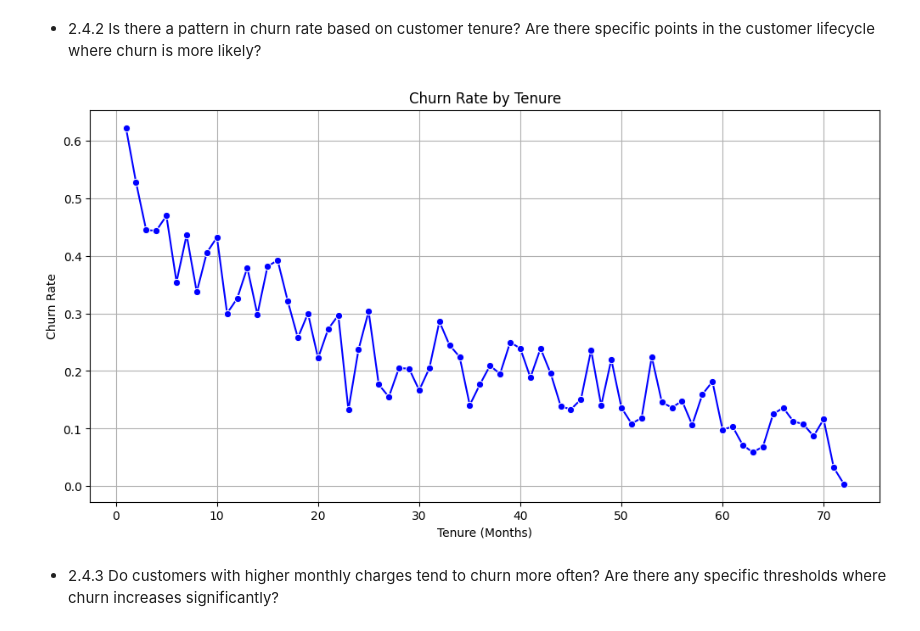
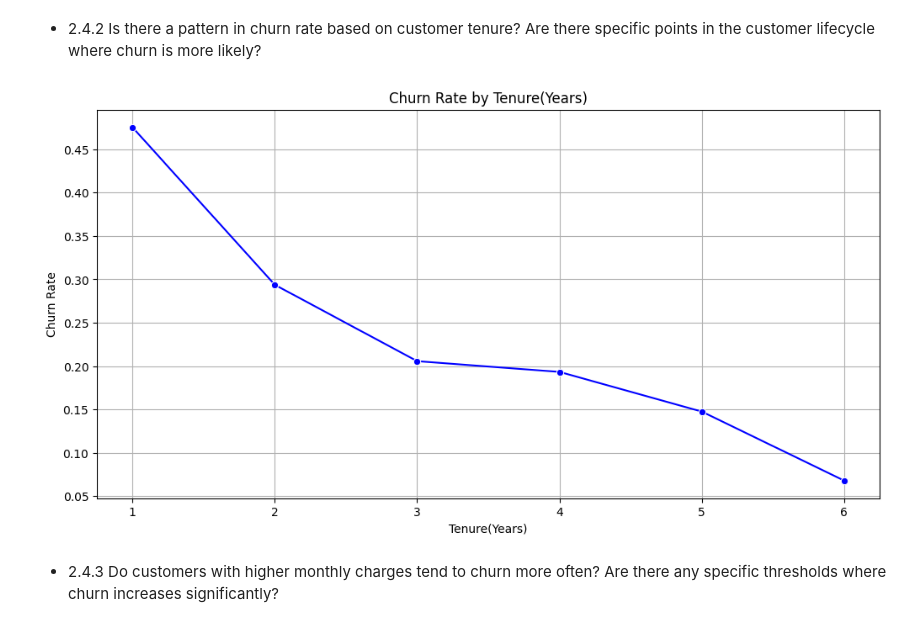
Before and after one commit to BamBamOguns/Customer-Churn-Prediction-Vodafone-Corporation-, a Jupyter notebook: notebooks/main.ipynb, the cells around one changed output. Cells and saved outputs as stored; diff of their text form; code cells hidden in the pictures.

```diff
--- a/notebooks/main.ipynb
+++ b/notebooks/main.ipynb
@@ -422,3 +512,18 @@ voda_merged.describe().T
+# %%
+# Replacing the 'No phone service' and 'No internet service' to 'No' in the affected columns
+# Define the replacement dictionary
+replacements = {
+    'MultipleLines': {'No phone service': 'No'},
+    'OnlineSecurity': {'No internet service': 'No'},
+    'OnlineBackup': {'No internet service': 'No'},
+    'DeviceProtection': {'No internet service': 'No'},
+    'TechSupport': {'No internet service': 'No'},
+    'StreamingTV': {'No internet service': 'No'},
+    'StreamingMovies': {'No internet service': 'No'}
+}
+
+# Apply replacements using dictionary comprehension
+voda_merged = voda_merged.replace(replacements)
 # %%
 voda_merged.describe(include='all').T
 # %% [output]
@@ -441,0 +549,16 @@ voda_merged.describe(include='all').T
+# %%
+# Creating a new column name 'Tenure(Years)' in order to categorize the 'Tenure' column
+
+# Define categories and ranges
+categories = [1, 2, 3, 4, 5, 6]
+ranges = [(0, 12), (13, 24), (25, 36), (37, 48), (49, 60), (61, 72)]
+
+# Create a new column 'Tenure(Years)'
+def categorize_tenure(months):
+  for category, (lower, upper) in zip(categories, ranges):
+    if lower <= months <= upper:
+      return category
+  return None  # Handle cases outside all ranges
+
+voda_merged['Tenure(Years)'] = voda_merged['Tenure'].apply(categorize_tenure)
+voda_merged
@@ -655,18 +859,18 @@ plt.show()
 - 2.4.2 Is there a pattern in churn rate based on customer tenure? Are there specific points in the customer lifecycle where churn is more likely?
 # %%
 # Calculate churn rate by tenure
-tenure_churn1 = voda_merged.groupby('Tenure')['Churn'].value_counts(normalize = True).unstack().reset_index()
+tenure_churn1 = voda_merged.groupby('Tenure(Years)')['Churn'].value_counts(normalize = True).unstack().reset_index()
 tenure_churn1['Churn Rate'] = tenure_churn1['Yes'] / (tenure_churn1['Yes'] + tenure_churn1['No'])
 
 plt.figure(figsize = (12, 6))
-sns.lineplot(x = 'Tenure', y = 'Churn Rate', data = tenure_churn1, marker = 'o', color = 'b')
-plt.title('Churn Rate by Tenure')
-plt.xlabel('Tenure (Months)')
+sns.lineplot(x = 'Tenure(Years)', y = 'Churn Rate', data = tenure_churn1, marker = 'o', color = 'b')
+plt.title('Churn Rate by Tenure(Years)')
+plt.xlabel('Tenure(Years)')
 plt.ylabel('Churn Rate')
 plt.grid(True)
 plt.show()
 # %% [output]
-[figure, old version]
+[figure, new version]
 # %% [markdown]
 - 2.4.3 Do customers with higher monthly charges tend to churn more often? Are there any specific thresholds where churn increases significantly?
 # %%
```
Also changed, not shown: parts of 25 cells of this notebook.
